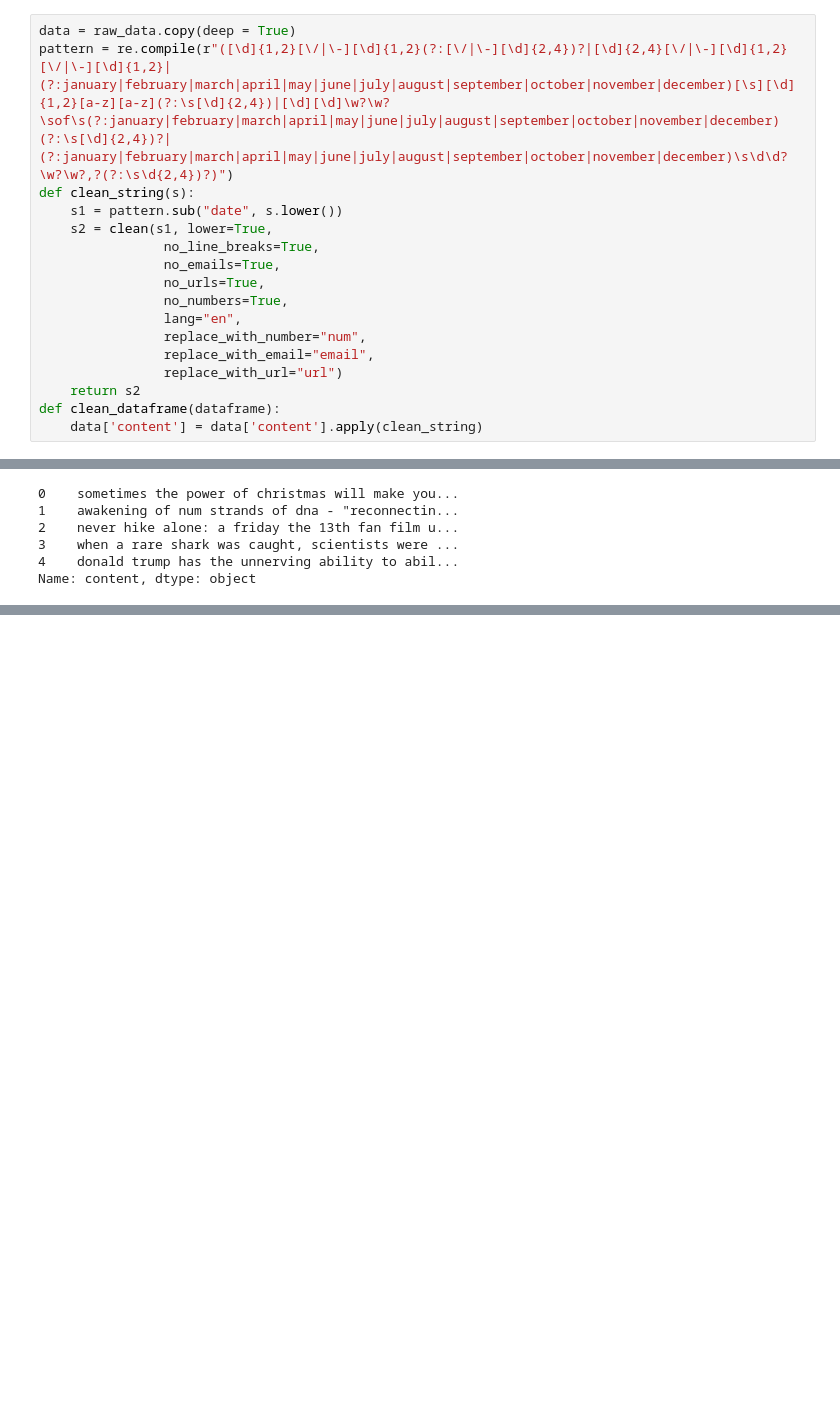
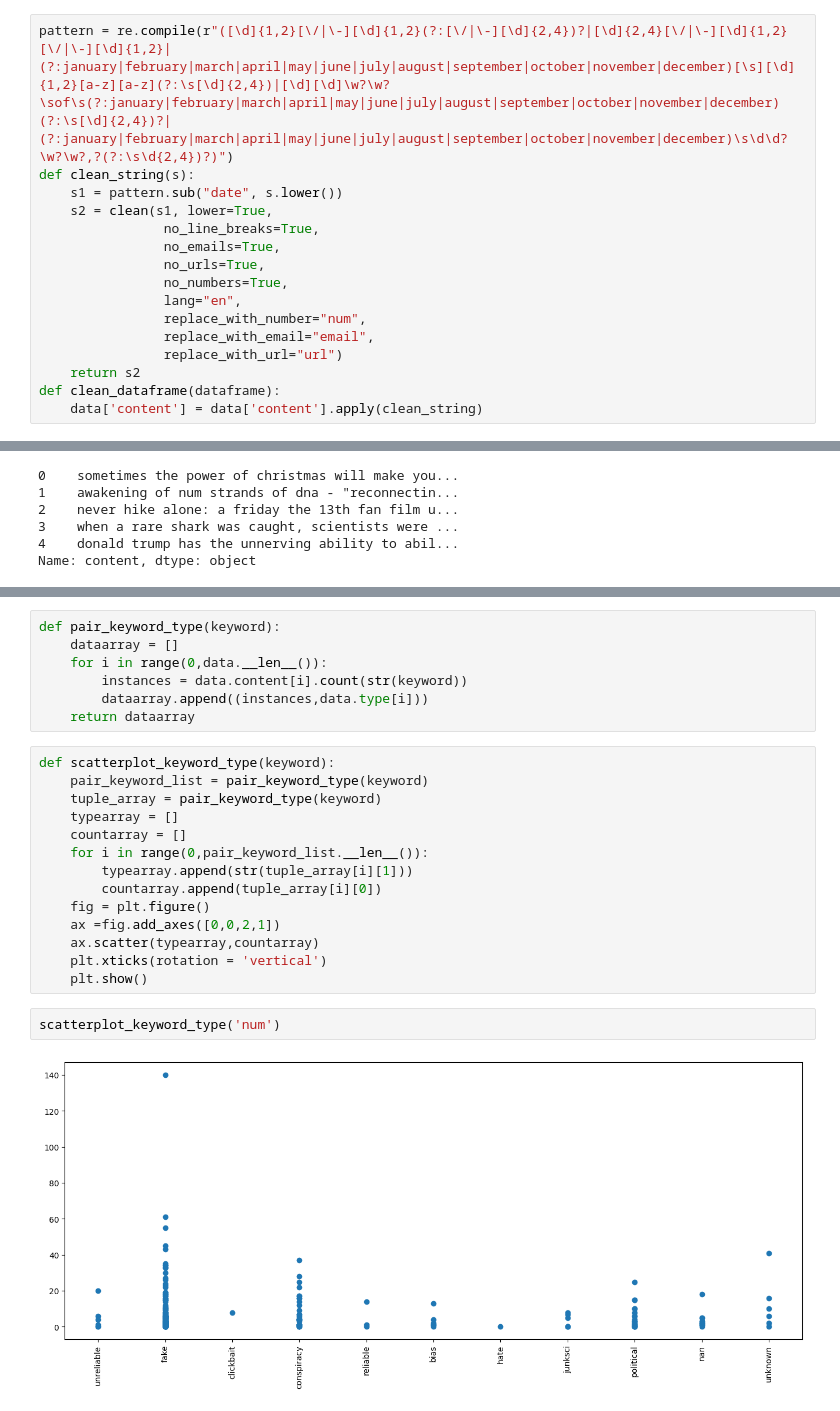
Before and after one commit to mikkel-kjaerulf/fake_news_detector, a Jupyter notebook: main.ipynb, the cells around one changed output, grey strips where cells are left out. Cells and saved outputs as stored; diff of their text form; blank space fills up the shorter version.

```diff
--- a/main.ipynb
+++ b/main.ipynb
@@ -20,7 +20,6 @@ Perform basic cleaning: remove urls, dates, numbers, emails.
 # %%
 data = raw_data.copy(deep = True)
 # %%
-data = raw_data.copy(deep = True)
 pattern = re.compile(r"([\d]{1,2}[\/|\-][\d]{1,2}(?:[\/|\-][\d]{2,4})?|[\d]{2,4}[\/|\-][\d]{1,2}[\/|\-][\d]{1,2}|(?:january|february|march|april|may|june|july|august|september|october|november|december)[\s][\d]{1,2}[a-z][a-z](?:\s[\d]{2,4})|[\d][\d]\w?\w?\sof\s(?:january|february|march|april|may|june|july|august|september|october|november|december)(?:\s[\d]{2,4})?|(?:january|february|march|april|may|june|july|august|september|october|november|december)\s\d\d?\w?\w?,?(?:\s\d{2,4})?)")
 def clean_string(s):
     s1 = pattern.sub("date", s.lower())
@@ -94,0 +103,25 @@ Name: content, Length: 250, dtype: object
+# %%
+def pair_keyword_type(keyword):
+    dataarray = []
+    for i in range(0,data.__len__()):
+        instances = data.content[i].count(str(keyword))
+        dataarray.append((instances,data.type[i]))
+    return dataarray
+# %%
+def scatterplot_keyword_type(keyword):
+    pair_keyword_list = pair_keyword_type(keyword)
+    tuple_array = pair_keyword_type(keyword)
+    typearray = []
+    countarray = []
+    for i in range(0,pair_keyword_list.__len__()):
+        typearray.append(str(tuple_array[i][1]))
+        countarray.append(tuple_array[i][0])
+    fig = plt.figure()
+    ax =fig.add_axes([0,0,2,1])
+    ax.scatter(typearray,countarray)
+    plt.xticks(rotation = 'vertical')
+    plt.show()
+# %%
+scatterplot_keyword_type('num')
+# %% [output]
+[figure, added]
```
Also changed, not shown: parts of 11 cells of this notebook.
